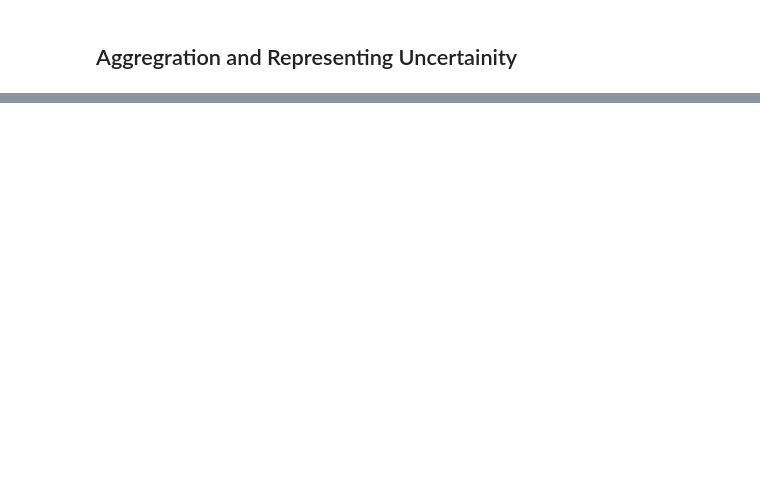
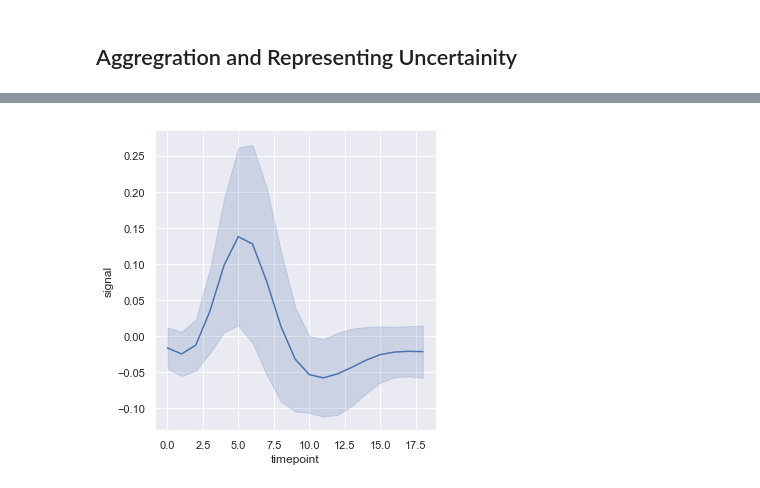
Before and after one commit to zoecahill1/seaborn-tutorial, a Jupyter notebook: tips-tutorial.ipynb, the cells around one changed output, grey strips where cells are left out. Saved outputs shown, nothing was run; the diff lists cells and outputs as text; code cells hidden in the pictures; blank space fills up the shorter version.

```diff
--- a/tips-tutorial.ipynb
+++ b/tips-tutorial.ipynb
@@ -73,2 +73,10 @@ sns.relplot(x="x", y="y", sort=False, kind="line", data=df);
 # %% [markdown]
 ## Aggregration and Representing Uncertainity
+# %%
+#fmri.head() and .describe() to look at dataset
+# this dataset has multiple measurement for the saame value x
+fmri = sns.load_dataset("fmri")
+# default behaviour aggregrates the multiple measurements at each x value
+#by plotting the mean and the 95% confidence interval around the mean
+sns.relplot(x="timepoint", y="signal", kind="line", data=fmri);
+# adding ci=None turns this off
@@ -74,0 +85,5 @@ sns.relplot(x="x", y="y", sort=False, kind="line", data=df);
+# %%
+sns.relplot(x="timepoint", y="signal", kind="line", ci="sd", data=fmri);
+#plots against standard deviation...useful for larger datasets
+# %% [output]
+[figure, added]
```
Also changed, not shown: parts of 5 cells of this notebook.
